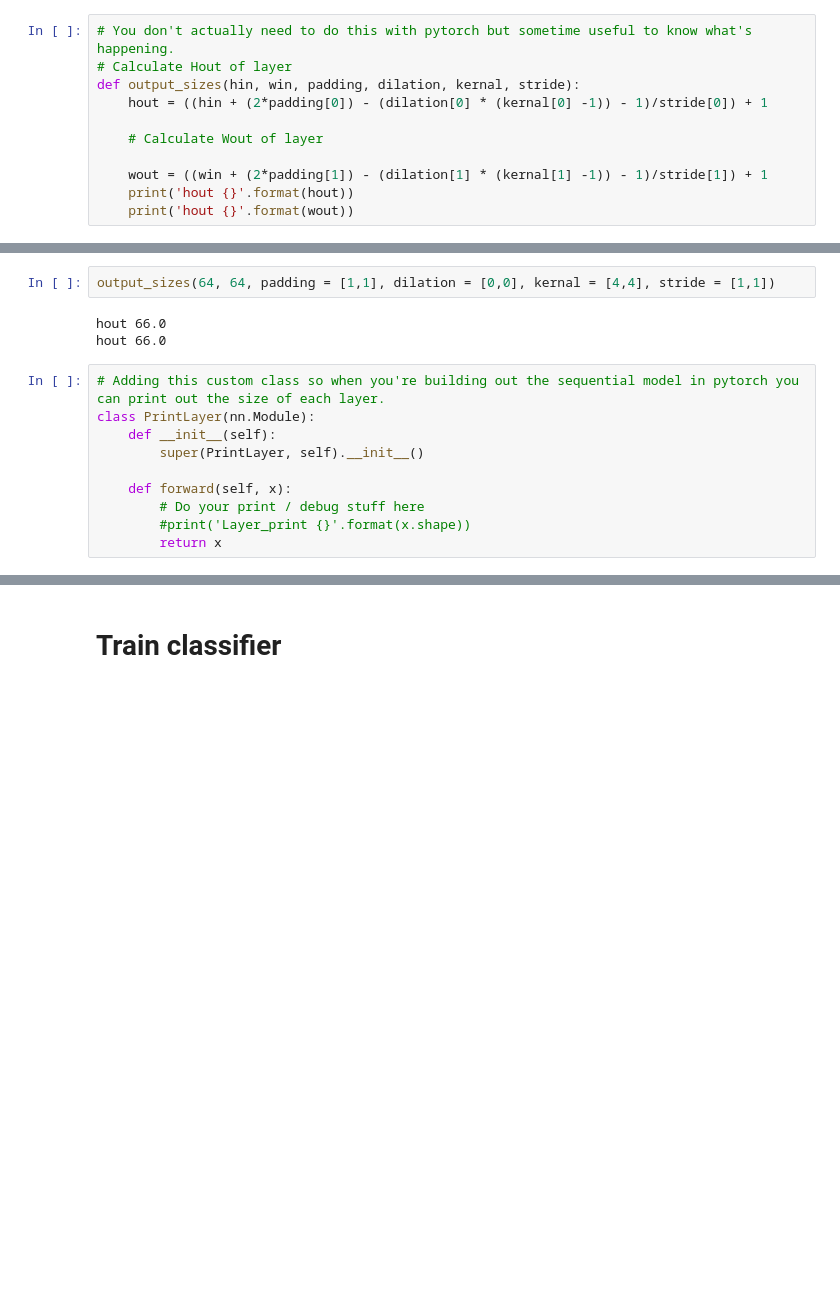
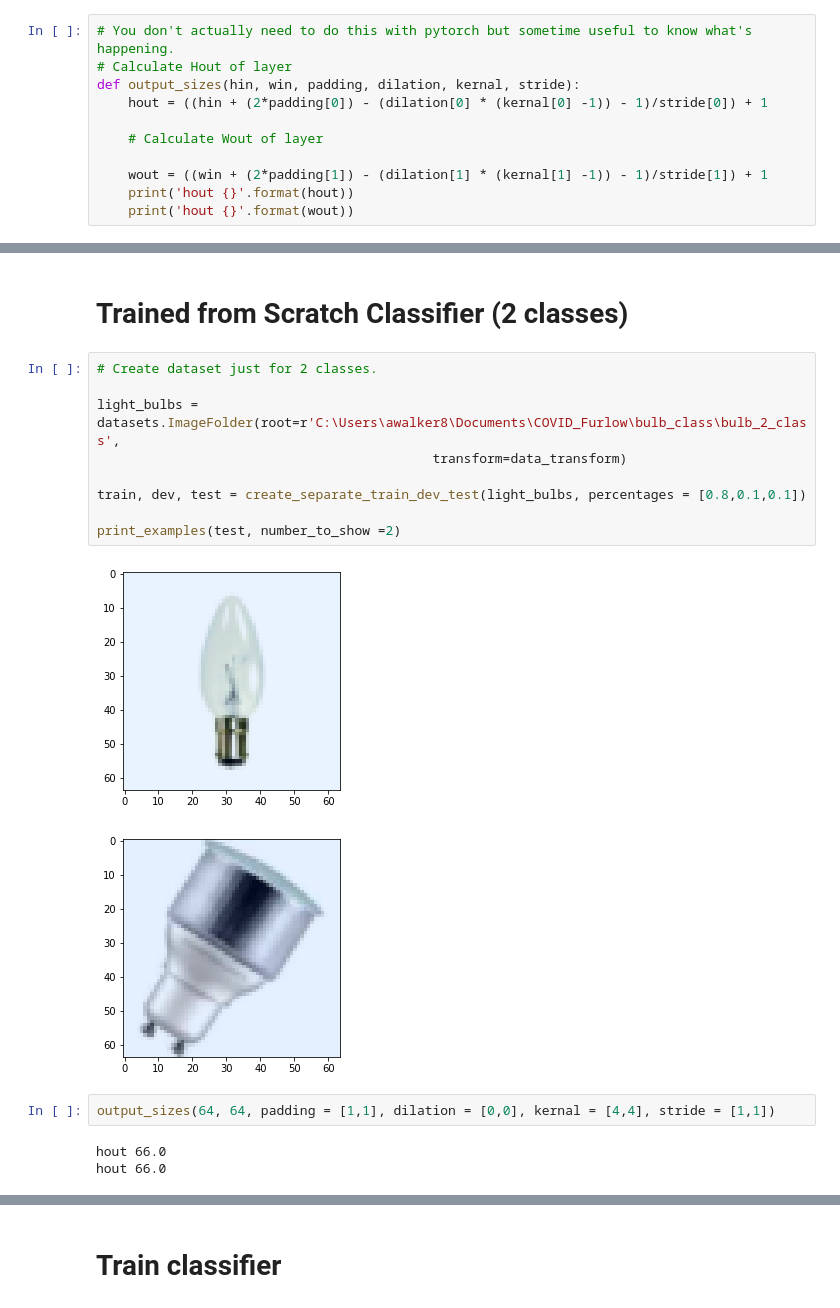
Before and after one commit to AndrewWalker251/bulb_classifier, a Jupyter notebook: bulb_classifier.ipynb, the cells around one changed output, grey strips where cells are left out. Saved outputs shown, nothing was run; the diff lists cells and outputs as text; blank space fills up the shorter version.

Commit message:
Converted the classifier into a class and tried fewer classes to predict

```diff
--- a/bulb_classifier.ipynb
+++ b/bulb_classifier.ipynb
@@ -186,15 +384,19 @@ def output_sizes(hin, win, padding, dilation, kernal, stride):
+# %% [markdown]
+# Trained from Scratch Classifier (2 classes)
+# %%
+# Create dataset just for 2 classes.
+
+light_bulbs = datasets.ImageFolder(root=r'C:\Users\awalker8\Documents\COVID_Furlow\bulb_class\bulb_2_class',
+                                           transform=data_transform)
+
+train, dev, test = create_separate_train_dev_test(light_bulbs, percentages = [0.8,0.1,0.1])
+
+print_examples(test, number_to_show =2)
+# %% [output]
+[figure, added]
+[figure, added]
 # %%
 output_sizes(64, 64, padding = [1,1], dilation = [0,0], kernal = [4,4], stride = [1,1])
 # %% [output]
 hout 66.0
 hout 66.0
-# %%
-# Adding this custom class so when you're building out the sequential model in pytorch you can print out the size of each layer.
-class PrintLayer(nn.Module):
-    def __init__(self):
-        super(PrintLayer, self).__init__()
-
-    def forward(self, x):
-        # Do your print / debug stuff here
-        #print('Layer_print {}'.format(x.shape))
-        return x
```
Also changed, not shown: parts of 36 cells of this notebook, 7 other files.
